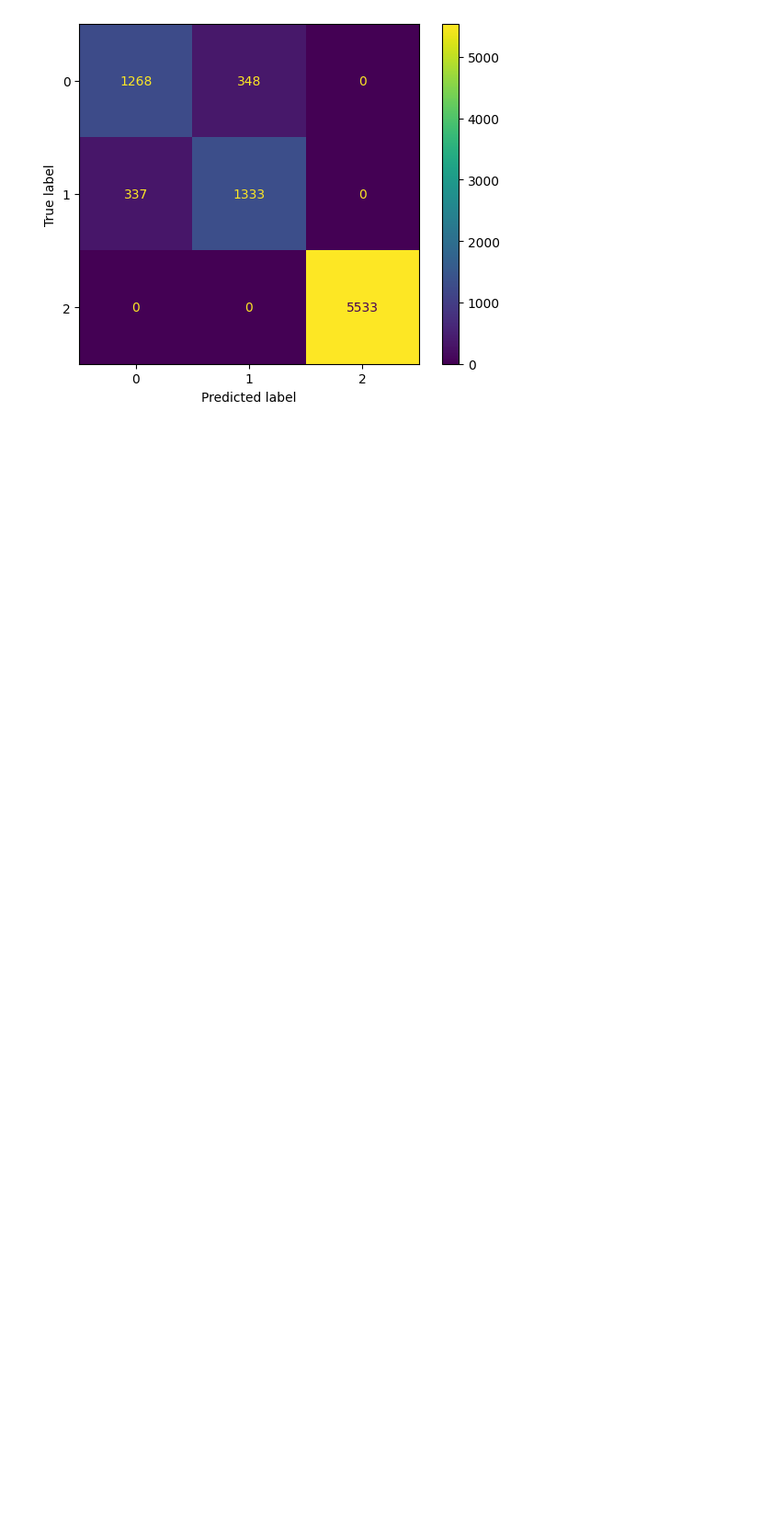
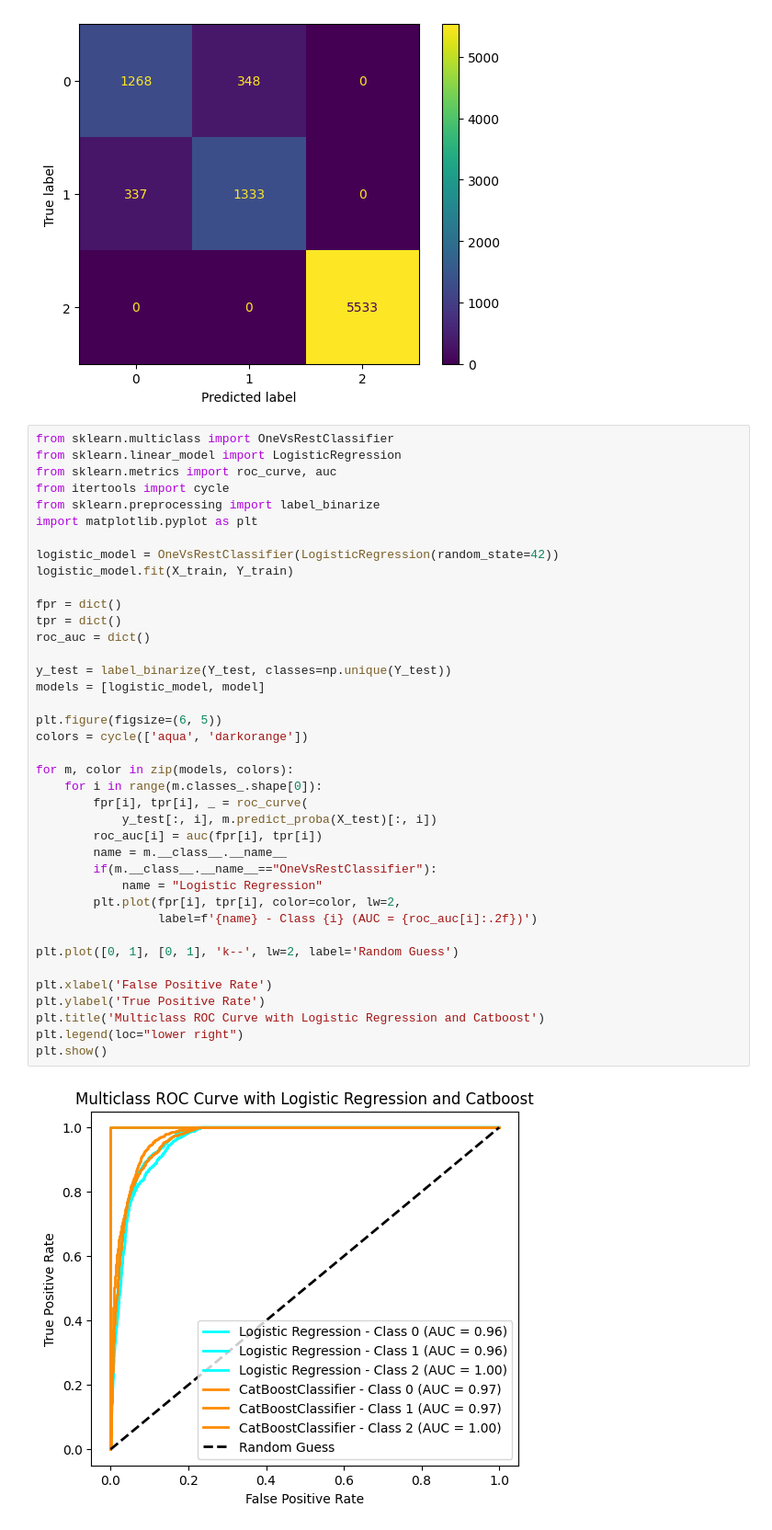
Before and after one commit to EddieZ18326/SSTP-Injury-Projects, a Jupyter notebook: Driver/Ensemble/Boosting/CatBoost.ipynb, the cells around one changed output. Shown at 92% size. Cells and saved outputs as stored; diff of their text form; blank space fills up the shorter version.

Commit message:
added ROC curve for remainder of the models

```diff
--- a/Driver/Ensemble/Boosting/CatBoost.ipynb
+++ b/Driver/Ensemble/Boosting/CatBoost.ipynb
@@ -236,3 +236,44 @@ plt.show()
 # %% [output]
 [figure]
 [figure]
+# %%
+from sklearn.multiclass import OneVsRestClassifier
+from sklearn.linear_model import LogisticRegression
+from sklearn.metrics import roc_curve, auc
+from itertools import cycle
+from sklearn.preprocessing import label_binarize
+import matplotlib.pyplot as plt
+
+logistic_model = OneVsRestClassifier(LogisticRegression(random_state=42))
+logistic_model.fit(X_train, Y_train)
+
+fpr = dict()
+tpr = dict()
+roc_auc = dict()
+
+y_test = label_binarize(Y_test, classes=np.unique(Y_test))
+models = [logistic_model, model]
+
+plt.figure(figsize=(6, 5))
+colors = cycle(['aqua', 'darkorange'])
+
+for m, color in zip(models, colors):
+    for i in range(m.classes_.shape[0]):
+        fpr[i], tpr[i], _ = roc_curve(
+            y_test[:, i], m.predict_proba(X_test)[:, i])
+        roc_auc[i] = auc(fpr[i], tpr[i])
+        name = m.__class__.__name__
+        if(m.__class__.__name__=="OneVsRestClassifier"):
+            name = "Logistic Regression"
+        plt.plot(fpr[i], tpr[i], color=color, lw=2,
+                 label=f'{name} - Class {i} (AUC = {roc_auc[i]:.2f})')
+
+plt.plot([0, 1], [0, 1], 'k--', lw=2, label='Random Guess')
+
+plt.xlabel('False Positive Rate')
+plt.ylabel('True Positive Rate')
+plt.title('Multiclass ROC Curve with Logistic Regression and Catboost')
+plt.legend(loc="lower right")
+plt.show()
+# %% [output]
+[figure, added]
```
Also changed, not shown: parts of 1 cell of this notebook, 8 other files.
